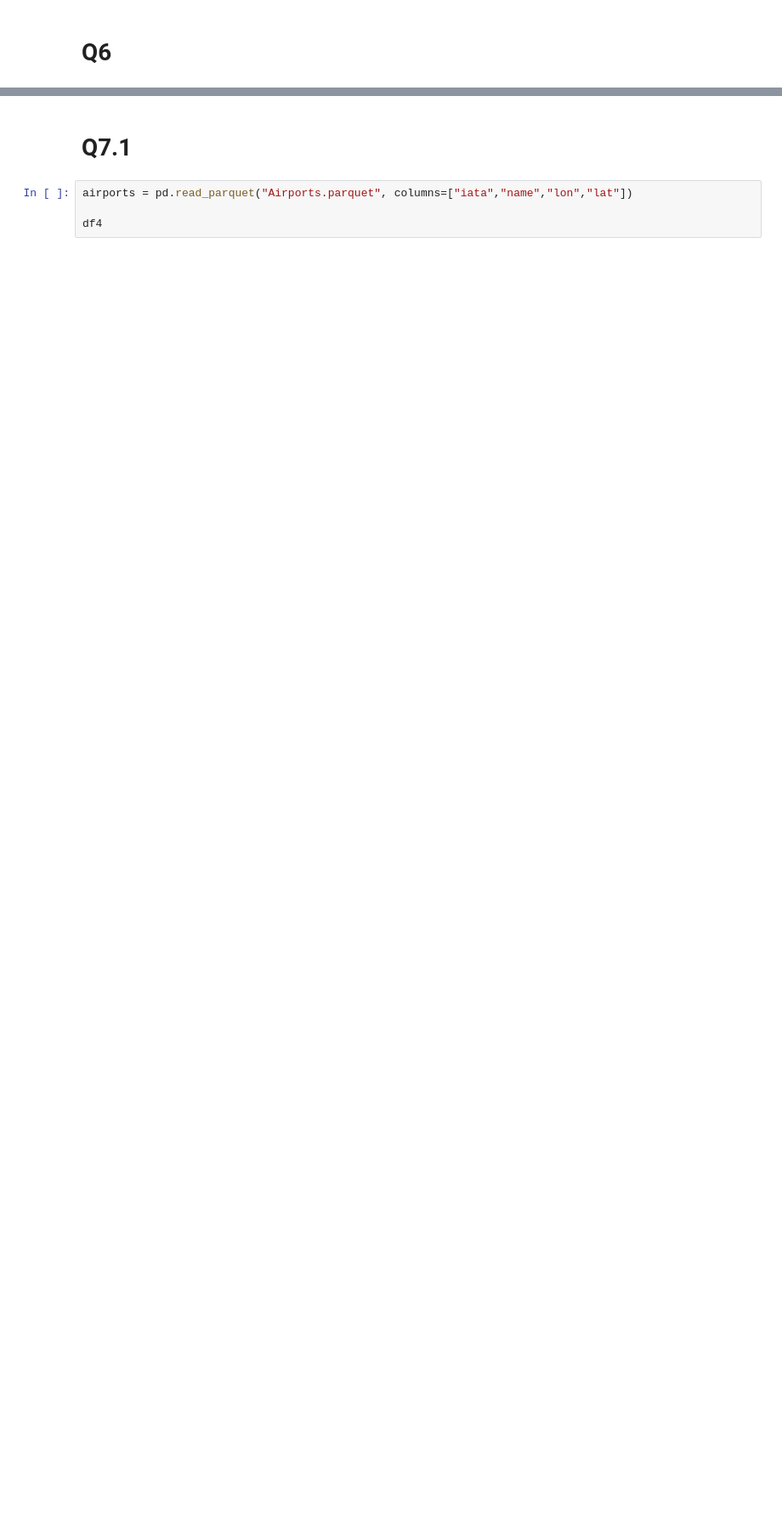
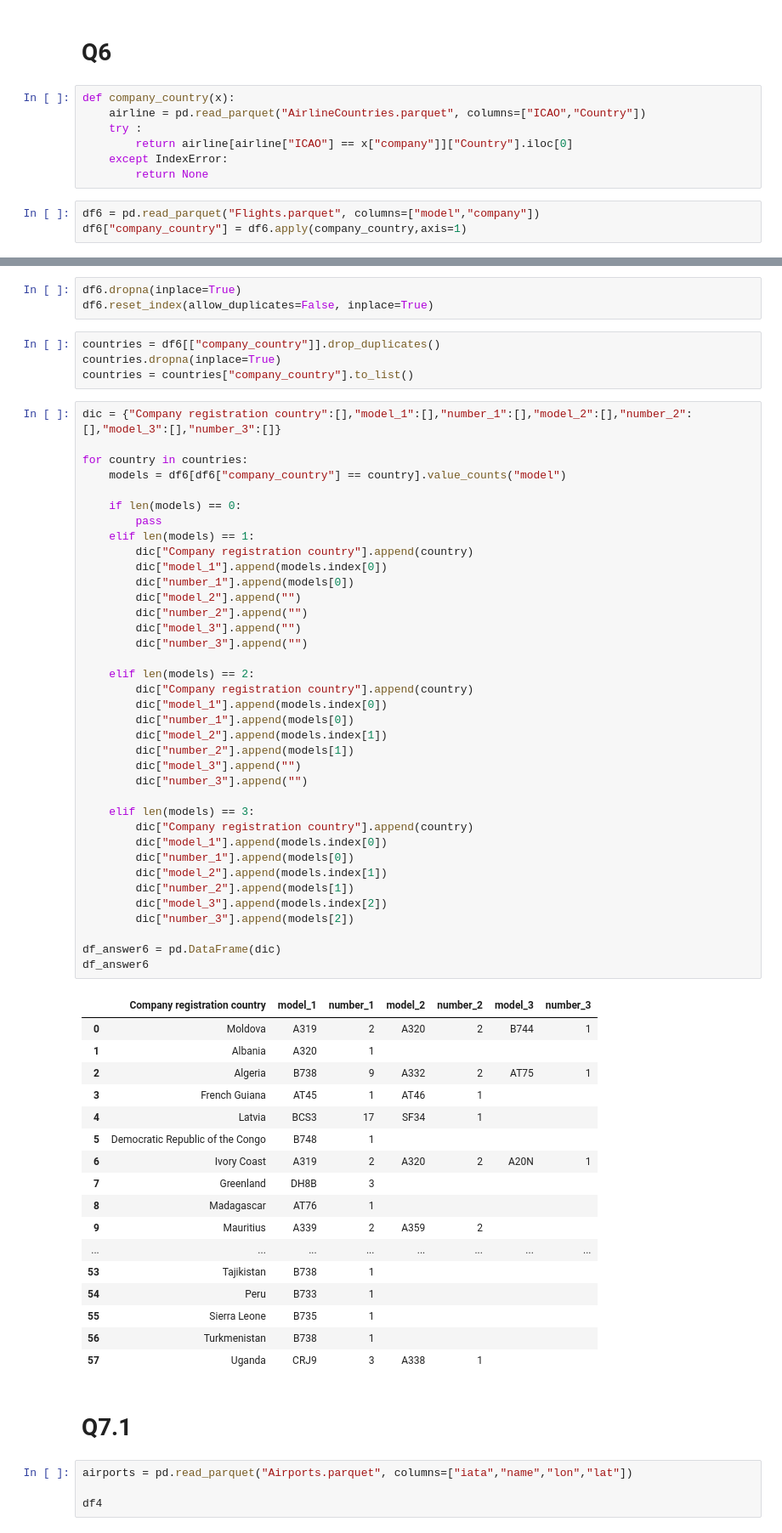
Before and after one commit to Alaiitoc/kata-python, a Jupyter notebook: ETL.ipynb, the cells around one changed output, grey strips where cells are left out. Shown: that part at 85% size. Cells and saved outputs as stored; diff of their text form; blank space fills up the shorter version.

```diff
--- a/ETL.ipynb
+++ b/ETL.ipynb
@@ -363,3 +363,13 @@ NORTHATLANTIC :
  B38M 4 planes
 # %% [markdown]
 # Q6
+# %%
+def company_country(x):
+    airline = pd.read_parquet("AirlineCountries.parquet", columns=["ICAO","Country"])
+    try :
+        return airline[airline["ICAO"] == x["company"]]["Country"].iloc[0]
+    except IndexError:
+        return None
+# %%
+df6 = pd.read_parquet("Flights.parquet", columns=["model","company"])
+df6["company_country"] = df6.apply(company_country,axis=1)
@@ -366,3 +392,65 @@ NORTHATLANTIC :
+# %%
+df6.dropna(inplace=True)
+df6.reset_index(allow_duplicates=False, inplace=True)
+# %%
+countries = df6[["company_country"]].drop_duplicates()
+countries.dropna(inplace=True)
+countries = countries["company_country"].to_list()
+# %%
+dic = {"Company registration country":[],"model_1":[],"number_1":[],"model_2":[],"number_2":[],"model_3":[],"number_3":[]}
+
+for country in countries:
+    models = df6[df6["company_country"] == country].value_counts("model")
+
+    if len(models) == 0:
+        pass
+    elif len(models) == 1:
+        dic["Company registration country"].append(country)
+        dic["model_1"].append(models.index[0])
+        dic["number_1"].append(models[0])
+        dic["model_2"].append("")
+        dic["number_2"].append("")
+        dic["model_3"].append("")
+        dic["number_3"].append("")
+
+    elif len(models) == 2:
+        dic["Company registration country"].append(country)
+        dic["model_1"].append(models.index[0])
+        dic["number_1"].append(models[0])
+        dic["model_2"].append(models.index[1])
+        dic["number_2"].append(models[1])
+        dic["model_3"].append("")
+        dic["number_3"].append("")
+
+    elif len(models) == 3:
+        dic["Company registration country"].append(country)
+        dic["model_1"].append(models.index[0])
+        dic["number_1"].append(models[0])
+        dic["model_2"].append(models.index[1])
+        dic["number_2"].append(models[1])
+        dic["model_3"].append(models.index[2])
+        dic["number_3"].append(models[2])
+
+df_answer6 = pd.DataFrame(dic)
+df_answer6
+# %% [output]
+|  | Company registration country | model_1 | number_1 | model_2 | number_2 | model_3 | number_3 |
+| 0 | Moldova | A319 | 2 | A320 | 2 | B744 | 1 |
+| 1 | Albania | A320 | 1 |  |  |  |  |
+| 2 | Algeria | B738 | 9 | A332 | 2 | AT75 | 1 |
+| 3 | French Guiana | AT45 | 1 | AT46 | 1 |  |  |
+| 4 | Latvia | BCS3 | 17 | SF34 | 1 |  |  |
+| 5 | Democratic Republic of the Congo | B748 | 1 |  |  |  |  |
+| 6 | Ivory Coast | A319 | 2 | A320 | 2 | A20N | 1 |
+| 7 | Greenland | DH8B | 3 |  |  |  |  |
+| 8 | Madagascar | AT76 | 1 |  |  |  |  |
+| 9 | Mauritius | A339 | 2 | A359 | 2 |  |  |
+| ... | ... | ... | ... | ... | ... | ... | ... |
+| 53 | Tajikistan | B738 | 1 |  |  |  |  |
+| 54 | Peru | B733 | 1 |  |  |  |  |
+| 55 | Sierra Leone | B735 | 1 |  |  |  |  |
+| 56 | Turkmenistan | B738 | 1 |  |  |  |  |
+| 57 | Uganda | CRJ9 | 3 | A338 | 1 |  |  |
 # %% [markdown]
 # Q7.1
 # %%
```
Also changed, not shown: parts of 3 cells of this notebook, 6 other files.
